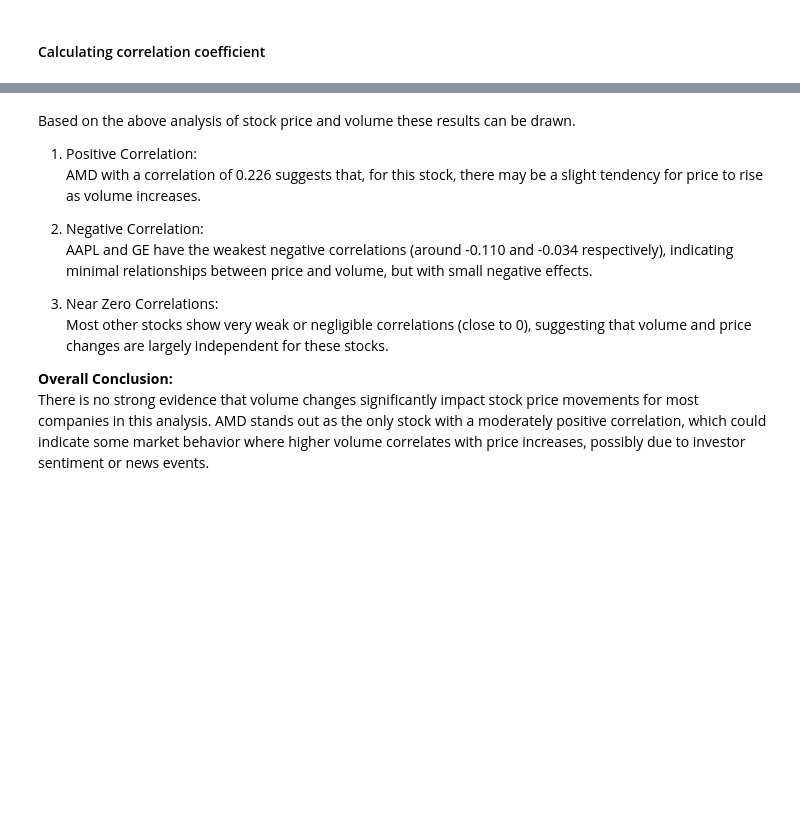
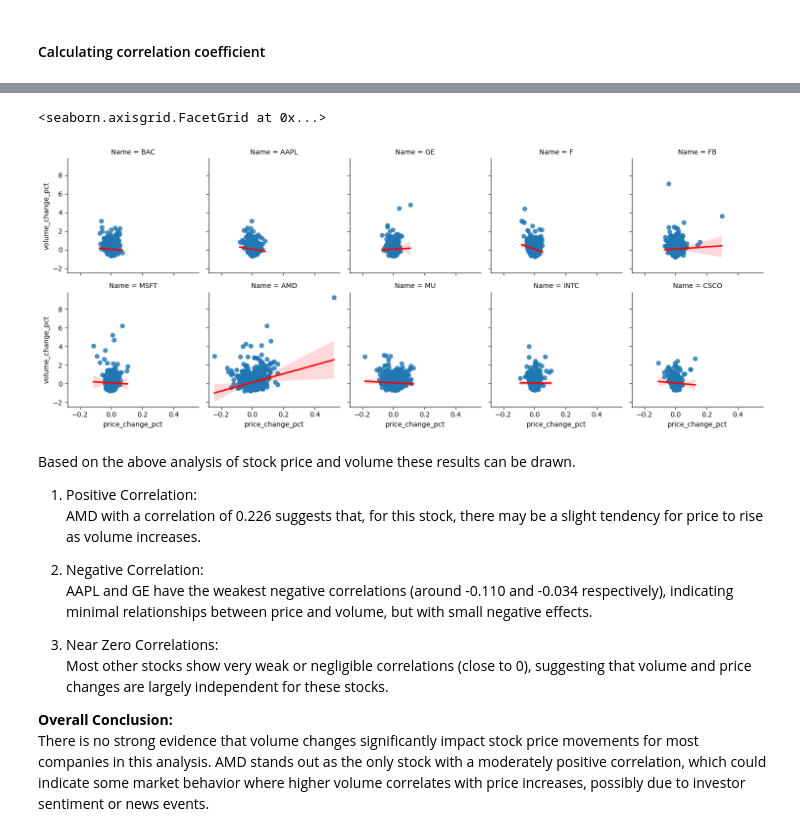
Before and after one commit to anushkathagle/StockPrice_Analysis_n_Prediction, a Jupyter notebook: Stock price prediction.ipynb, the cells around one changed output, grey strips where cells are left out. Drawn from its saved outputs; the diff is of its cells as text; code cells hidden in the pictures; blank space fills up the shorter version.

```diff
--- a/Stock price prediction.ipynb
+++ b/Stock price prediction.ipynb
@@ -572,3 +566,9 @@ for comp in company:
+# %%
+g = sns.FacetGrid(data, col="Name", col_wrap=5, height=3)
+g.map(sns.regplot,'price_change_pct', 'volume_change_pct', line_kws={"color": "red"})
+# %% [output]
+<seaborn.axisgrid.FacetGrid at 0x...>
+[figure, added]
 # %% [markdown]
 Based on the above analysis of stock price and volume these results can be drawn.
 
```
Also changed, not shown: parts of 34 cells of this notebook.
